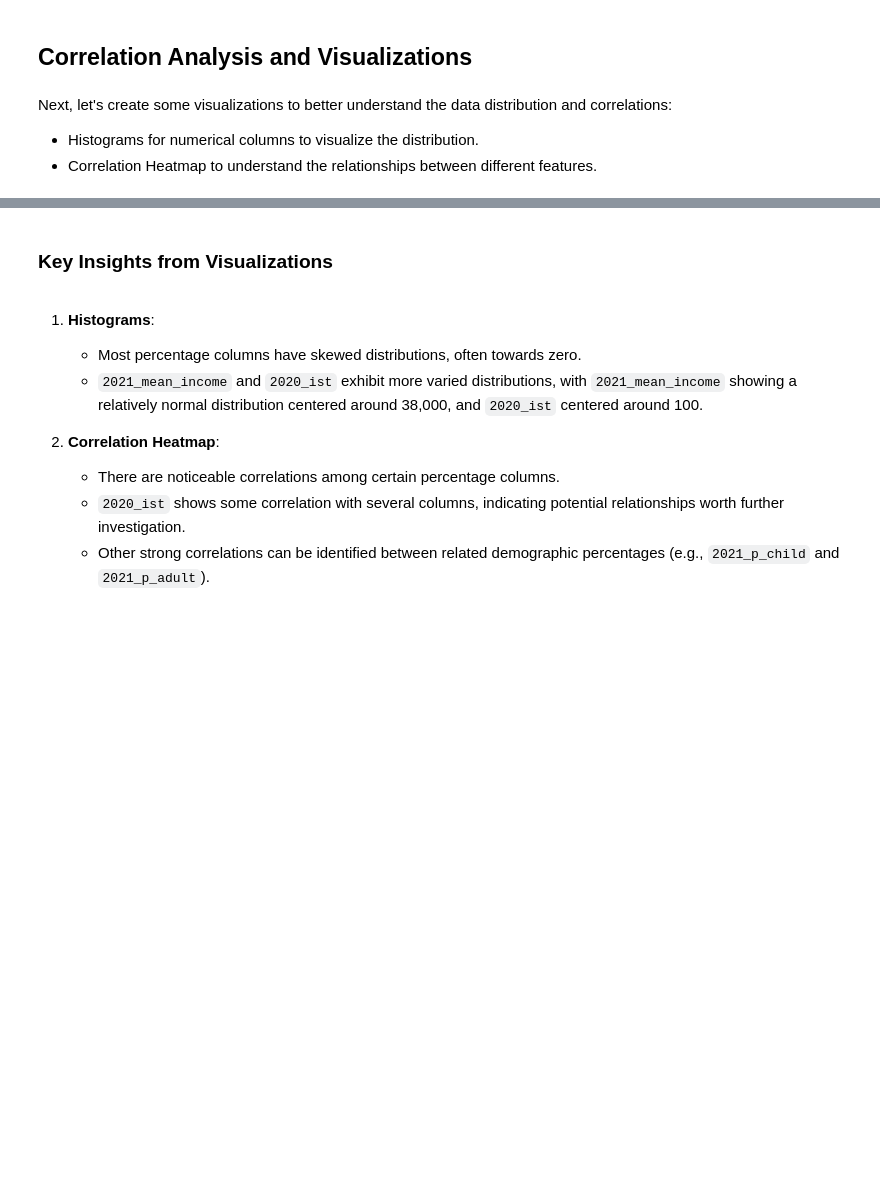
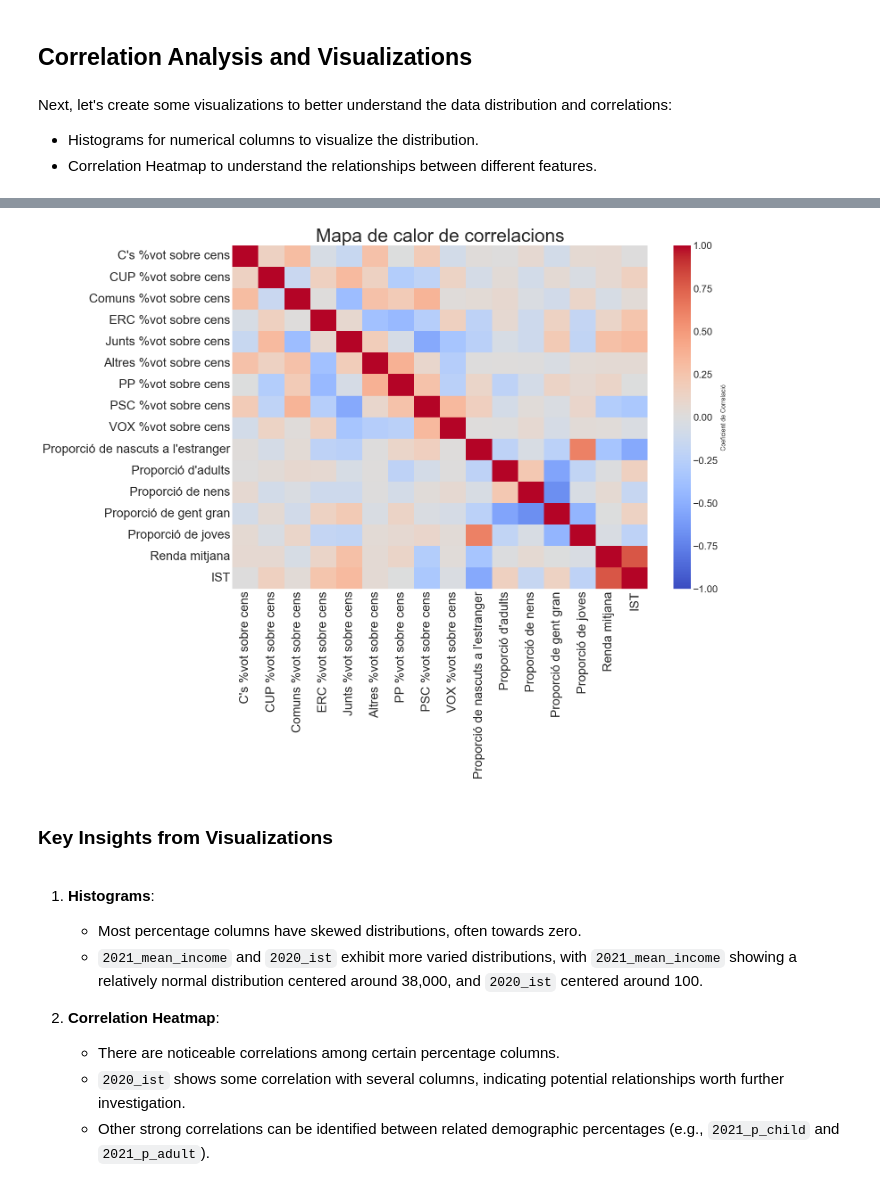
Before and after one commit to guillempla/catalan-elections-forecasting, a Jupyter notebook: src/study_data/study_output_data.ipynb, the cells around one changed output, grey strips where cells are left out. Drawn from its saved outputs; the diff is of its cells as text; code cells hidden in the pictures; blank space fills up the shorter version.

```diff
--- a/src/study_data/study_output_data.ipynb
+++ b/src/study_data/study_output_data.ipynb
@@ -133,3 +227,26 @@ plt.show()
+# %%
+# Correlation heatmap
+correlation_matrix = numerical_columns_df.corr()
+plt.figure(figsize=(15, 10))
+sns.heatmap(
+    correlation_matrix,
+    annot=False,
+    cmap="coolwarm",
+    vmin=-1,
+    vmax=1,
+    cbar_kws={"label": "Coeficient de Correlació"},
+)
+plt.title("Mapa de calor de correlacions", fontsize=30)  # Increase title font size
+plt.xticks(fontsize=20)  # Increase x-axis tick labels font size
+plt.yticks(fontsize=20)  # Increase y-axis tick labels font size
+
+# To increase the colorbar tick labels font size
+cbar = plt.gca().collections[0].colorbar
+cbar.ax.tick_params(labelsize=16)
+
+plt.show()
+# %% [output]
+[figure, added]
 # %% [markdown]
 ### Key Insights from Visualizations
 # %% [markdown]
```
Also changed, not shown: parts of 11 cells of this notebook.
